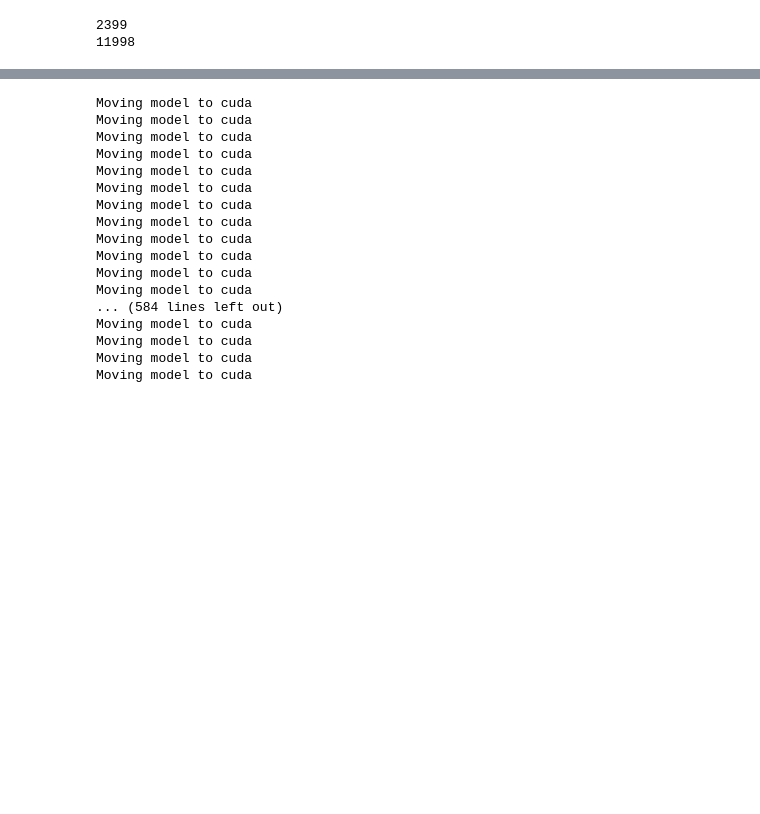
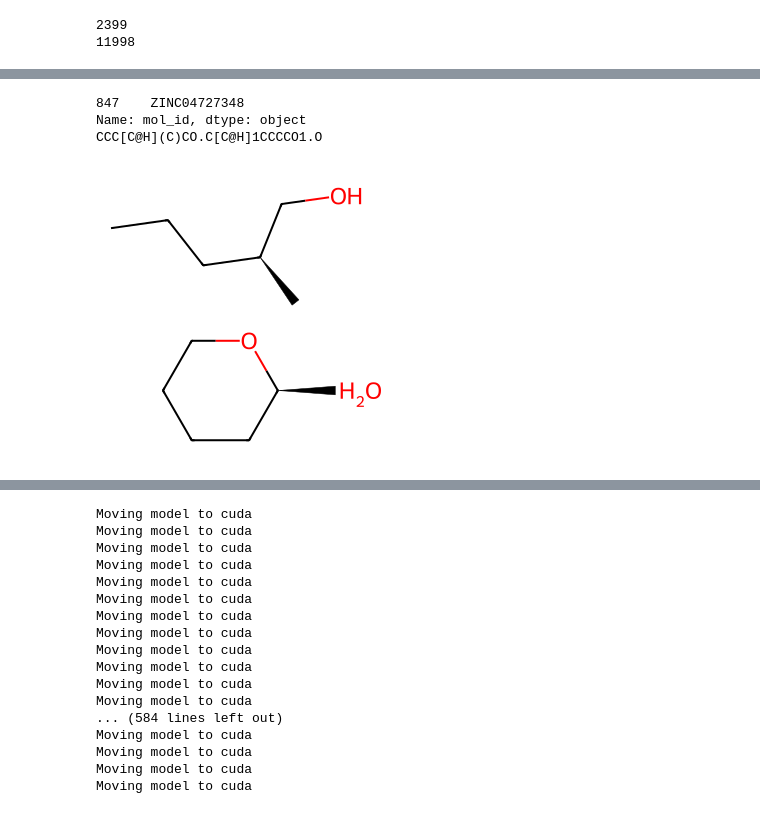
Before and after one commit to helipajari/mpp-comp-suff, a Jupyter notebook: Examples/Comprehensiveness_Sufficiency.ipynb, the cells around one changed output, grey strips where cells are left out. Saved outputs shown, nothing was run; the diff lists cells and outputs as text; code cells hidden in the pictures; blank space fills up the shorter version.

```diff
--- a/Examples/Comprehensiveness_Sufficiency.ipynb
+++ b/Examples/Comprehensiveness_Sufficiency.ipynb
@@ -127,18 +130,17 @@ import re
 # state_dict = torch.load(MODELPATH)
 # model.load_state_dict(state_dict)
 
-# Options: IG CAM MCTS GradInput GradCAM RandomBaseline # says RandomBaseLine but code expects 'Random'
-ATTRIBUTIONS = []
-
 atom_importances = []
 explainer_accuracies = []
 
 if LOADING_FROM_FILES :
+    # Options: IG CAM MCTS GradInput GradCAM RandomBaseline # says RandomBaseLine but code expects 'Random'
+    ATTRIBUTIONS = []
     LOGGER_BASE = os.path.join(OUTPUT_DIR, "Logger", f"{DATASET}_explainer")
     logger = Logger(str(os.path.join(LOGGER_BASE, f"{MODEL}_{DATASET}_explainer_by_experiment.log")), mode='a')
 
     ### TODO on first run, uncomment, on subsequent runs can leave commented out ###
-    # _, _, _ = explainer_experiment.molecule_importance(dataset=dataset, attribution=ATTRIBUTIONS[0], logger=logger, other={'model_path':MODELPATH}, testing=TESTING)
+    # _, _, _ = explainer_experiment.molecule_importance(dataset=dataset, attribution='IG', logger=logger, other={'model_path':MODELPATH}, testing=TESTING)
 
     # read in used explainers
     explainer_accs_path = os.path.join(OUTPUT_DIR, f"{MODEL}_{DATASET}_explainer" , f"explainer_accuracies.csv")
@@ -167,7 +169,6 @@ if LOADING_FROM_FILES :
         atom_importances.append(atom_imp_for_expl)
 
 else:
-    ATTRIBUTIONS = ['IG', 'GradCAM', 'Random']
     # generate explanations for each explainer
     for ATTRIBUTION in ATTRIBUTIONS:
         LOGGER_BASE = os.path.join(OUTPUT_DIR, "Logger", f"{DATASET}_explainer")
@@ -177,8 +178,8 @@ else:
         svg_dir = os.path.join(OUTPUT_DIR, f"{MODEL}_{DATASET}_explainer", "SVG", f"{ATTRIBUTION}_{model_configuration['num_epochs']}_epochs")
         os.makedirs(svg_dir, exist_ok=True)
 
-        ### comment out if a model exists and want to use it with all models, else trains a new one for each ###
-        # explainer_experiment.run_valid(dataset, ATTRIBUTION, logger=logger, other={'model_path':MODELPATH})
+        ### comment out if a model exists and want to use it with all models, else trains a new one for each explainer ###
+        explainer_experiment.run_valid(dataset, ATTRIBUTION, logger=logger, other={'model_path':MODELPATH})
 
         ## if model doesn't exist, train a new one
         # if not os.path.exists(MODELPATH):
@@ -286,7 +287,7 @@ print(c)
 2399
 11998
 # %%
-def split_molecule(mol_idx:int, explainer='IG', threshold=1e-4, from_whole_data=False, strict_split=False):
+def split_molecule(mol_idx:int, explainer='IG', threshold=1e-4, from_whole_data=False, strict_split=HARD_MOL_SPLIT):
     """Splits the given molecule into explaining and non-explaining SMILES based on given explanation, returns those and the SMILES of the molecule. Threshold value is the same as in explainerExperiments.py visualization(). from_whole_data True if using idx in the whole dataset, False if looking by index in test set"""
 
     if from_whole_data:
@@ -580,4 +633,16 @@ def comp_suff_all_variations(idx):
 # %%
 # c = comp_suff_all_variations(168)
 # d = comp_suff_all_variations(238)
+# c
+
+smile_to_idx("CCOC(=O)c1c(oc(c1CNC(=O)N)C)C")
+sm, ex, ne, l = split_molecule(168, from_whole_data=True, strict_split=True)
+clean = clean_smile(ne)
+print(clean)
+Draw.MolToImage(MolFromSmiles(clean))
+# %% [output]
+847    ZINC04727348
+Name: mol_id, dtype: object
+CCC[C@H](C)CO.C[C@H]1CCCCO1.O
+[figure, added]
 # %%
```
Also changed, not shown: parts of 22 cells of this notebook.
